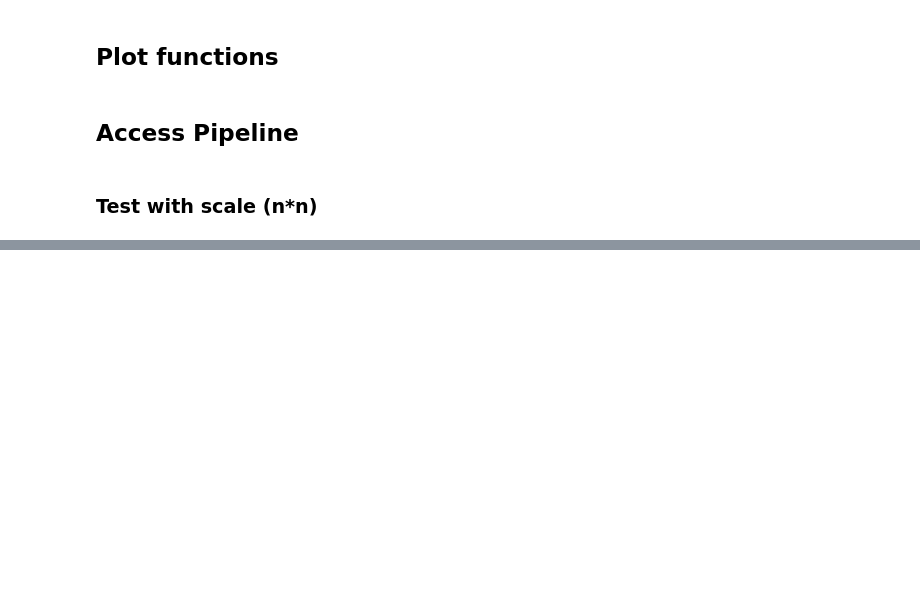
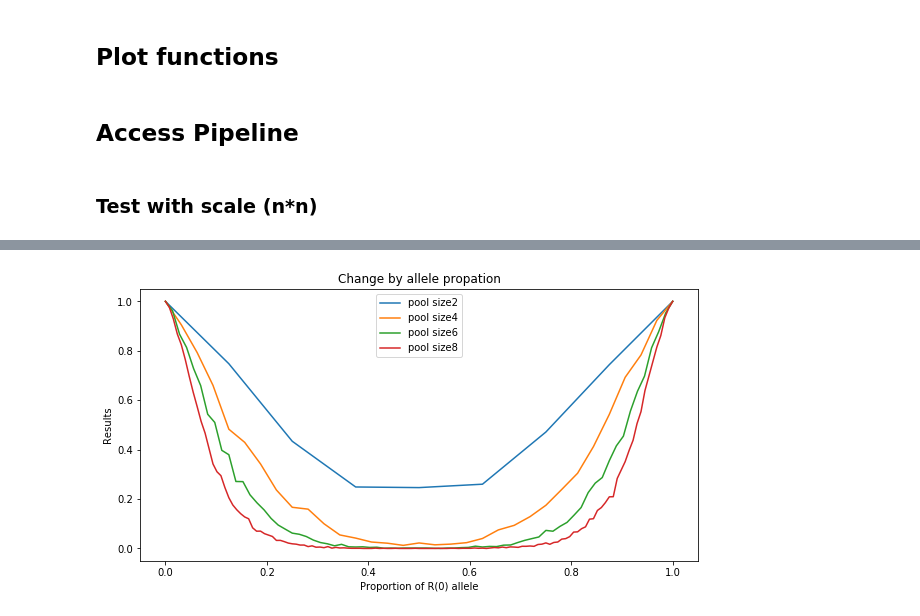
Before and after one commit to Jiarong000/PoolingProject, a Jupyter notebook: Starting_materials/Funftion_run.ipynb, the cells around one changed output, grey strips where cells are left out. Drawn from its saved outputs; the diff is of its cells as text; code cells hidden in the pictures; blank space fills up the shorter version.

```diff
--- a/Starting_materials/Funftion_run.ipynb
+++ b/Starting_materials/Funftion_run.ipynb
@@ -584 +596,24 @@ plot_3_pic(control_arr,sample00_arr,mis00_arr,sample10_arr,mis10_arr,sample11_ar
 0
+# %%
+plt.figure(figsize=(10,5))
+for n in range(4):
+  n=(n+1)*2
+  pools_size=n
+  pool_shape=(n,n)
+  pools_nb=n*2
+  count_total=repeat*pools_size*pools_size
+  ratelist=[] #one pic overall 0-100%
+  for i in range(pools_size*pools_size*2+1):
+      rate=i/(pools_size*pools_size*2)
+      ratelist=ratelist+[rate]
+
+  mis_arr,correct_arr,wrong_arr=access_pipeline_1_pic(n,repeat,ratelist)
+  control_arr=ratelist #one pic overall 0-100%
+  plt.plot(control_arr, correct_arr,label="pool size"+str(n))
+plt.title('Change by allele propation')
+plt.xlabel('Proportion of R(0) allele')
+plt.ylabel('Results')
+plt.legend(loc = 'best')
+plt.show()
+# %% [output]
+[figure, added]
```
Also changed, not shown: parts of 9 cells of this notebook, 1 other file.
